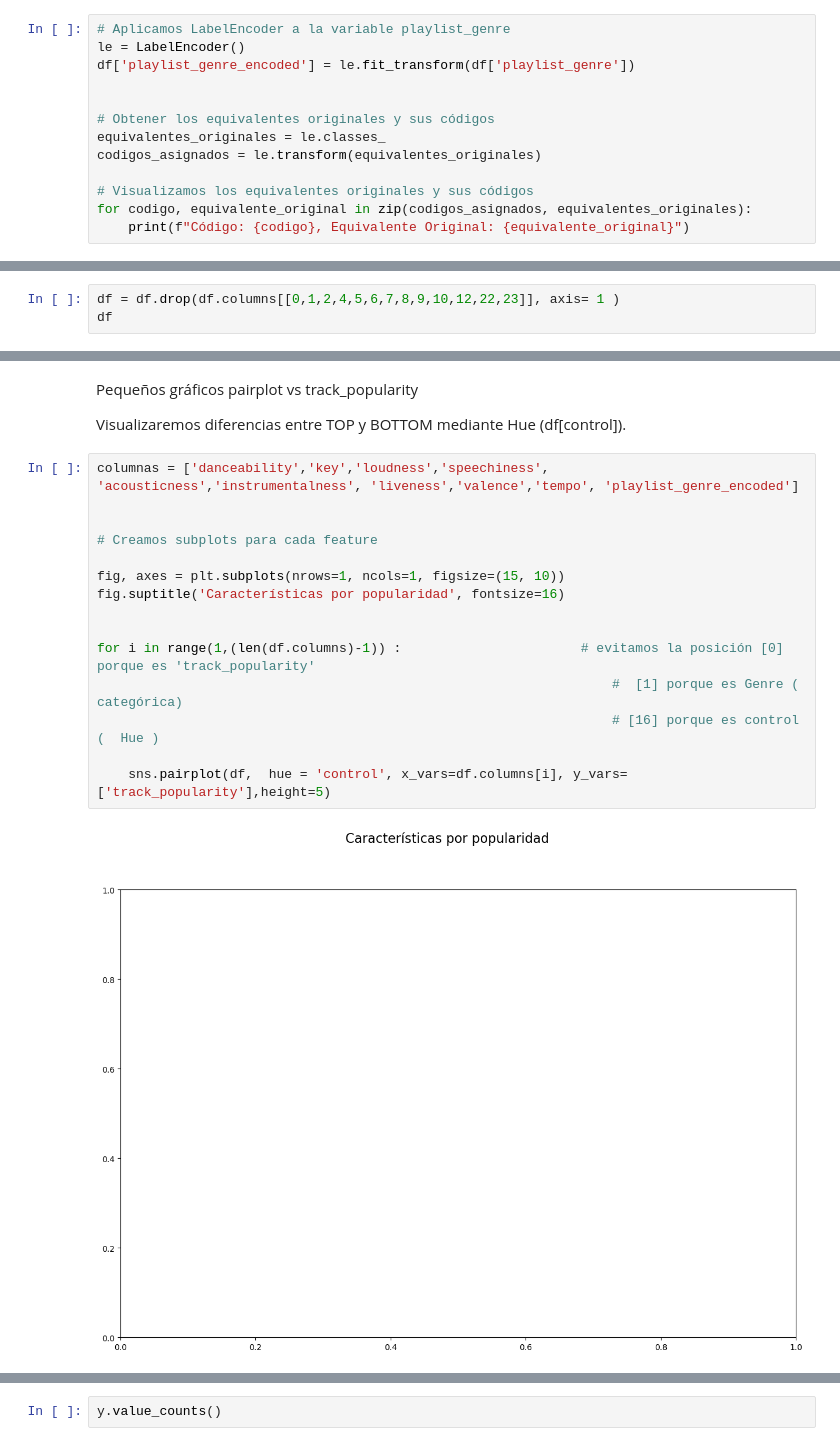
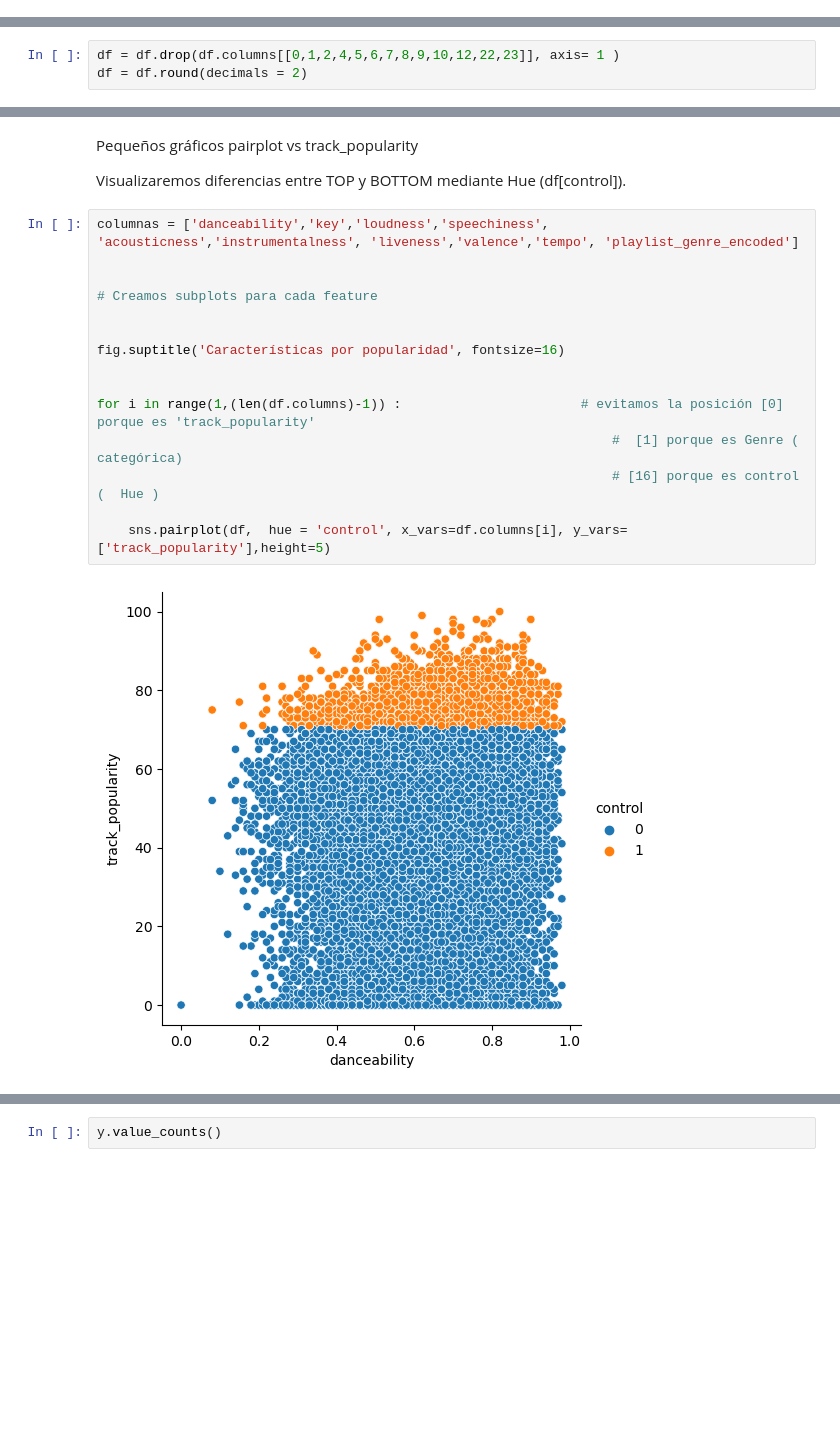
Before and after one commit to Llapi7/Final_Project_It_Academy, a Jupyter notebook: Hit predictor.ipynb, the cells around one changed output, grey strips where cells are left out. Cells and saved outputs as stored; diff of their text form; blank space fills up the shorter version.

```diff
--- a/Hit predictor.ipynb
+++ b/Hit predictor.ipynb
@@ -147,13 +133,0 @@ df.shape # no hay duplicados, por lo menos en cuanto a track_id
-# %%
-# Aplicamos LabelEncoder a la variable playlist_genre
-le = LabelEncoder()
-df['playlist_genre_encoded'] = le.fit_transform(df['playlist_genre'])
-
-
-# Obtener los equivalentes originales y sus códigos
-equivalentes_originales = le.classes_
-codigos_asignados = le.transform(equivalentes_originales)
-
-# Visualizamos los equivalentes originales y sus códigos
-for codigo, equivalente_original in zip(codigos_asignados, equivalentes_originales):
-    print(f"Código: {codigo}, Equivalente Original: {equivalente_original}")
@@ -168,4 +135,4 @@ Código: 5, Equivalente Original: rock
  Vamos a eliminar las columnas innecesarias para este estudio: track_id (0), track_name (1), track_artist (2), track_album_id(4),track_album_name (5), track_album_release_date (6)  playlist_name (7),playlist_id (8), playlist_genre (9) playlist_subgenre (10) ,duration_ms (22), track_album_release_year  (23)
 # %%
 df = df.drop(df.columns[[0,1,2,4,5,6,7,8,9,10,12,22,23]], axis= 1 )
-df
+df = df.round(decimals = 2)
@@ -275,17 +234,17 @@ Visualizaremos diferencias entre TOP y BOTTOM mediante Hue (df[control]).
 # %%
 columnas = ['danceability','key','loudness','speechiness', 'acousticness','instrumentalness', 'liveness','valence','tempo', 'playlist_genre_encoded']
 
 
 # Creamos subplots para cada feature
 
-fig, axes = plt.subplots(nrows=1, ncols=1, figsize=(15, 10))
+
 fig.suptitle('Características por popularidad', fontsize=16)
 
 
 for i in range(1,(len(df.columns)-1)) :                       # evitamos la posición [0] porque es 'track_popularity'
                                                                   #  [1] porque es Genre ( categórica)
                                                                   # [16] porque es control (  Hue )
 
     sns.pairplot(df,  hue = 'control', x_vars=df.columns[i], y_vars=['track_popularity'],height=5)
 # %% [output]
-[figure, old version]
+[figure, new version]
```
Also changed, not shown: parts of 76 cells of this notebook.
